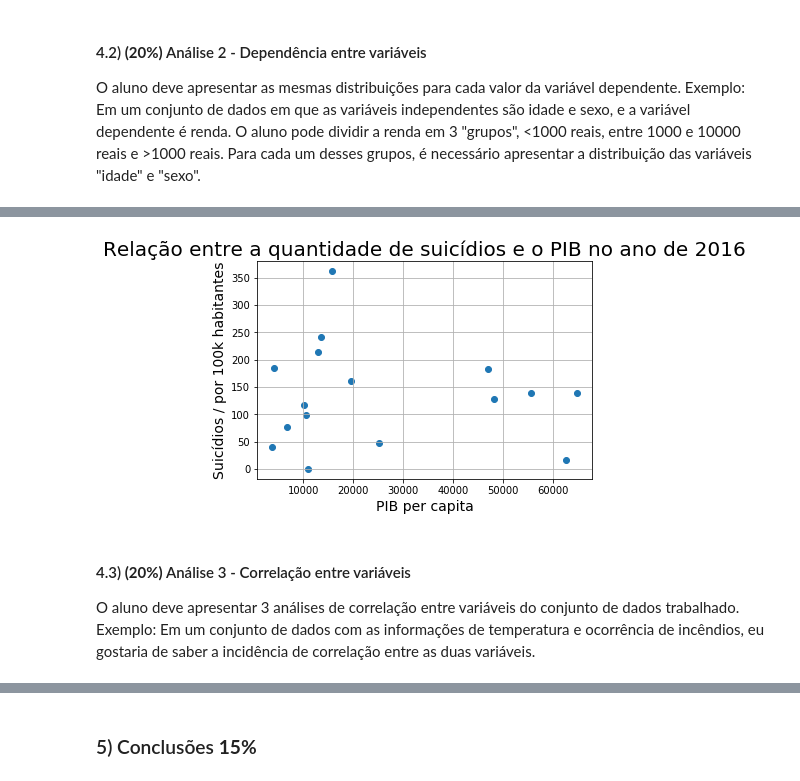
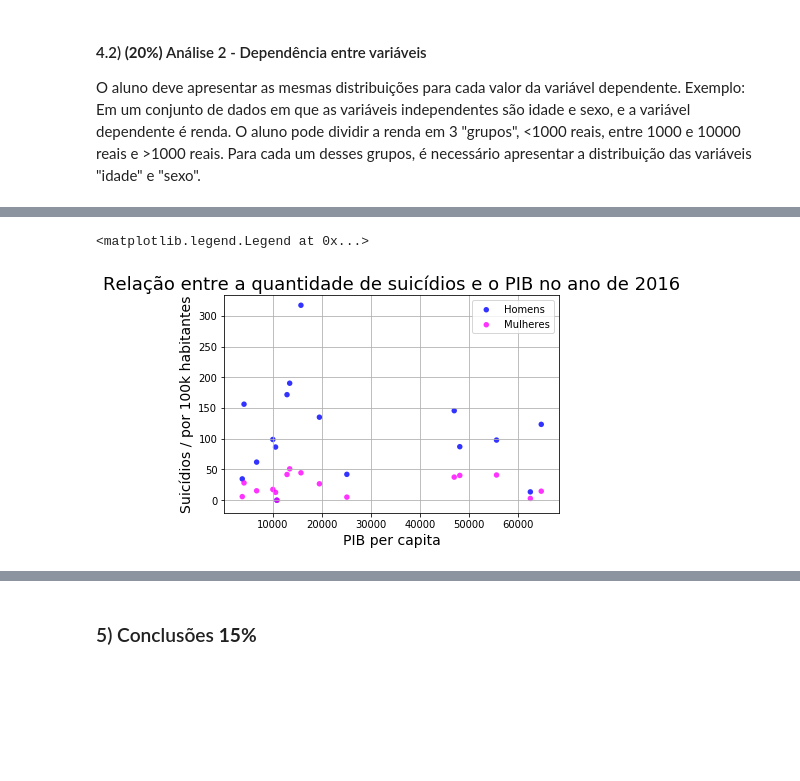
Before and after one commit to kessiavg/pos, a Jupyter notebook: projeto_1.ipynb, the cells around one changed output, grey strips where cells are left out. Cells and saved outputs as stored; diff of their text form; code cells hidden in the pictures; blank space fills up the shorter version.

Commit message:
Inserindo mais uma análise entre variáveis

```diff
--- a/projeto_1.ipynb
+++ b/projeto_1.ipynb
@@ -219,32 +301,40 @@ O aluno deve apresentar as mesmas distribuições para cada valor da variável d
 # %%
-# Implemente sua análise aqui. Use mais blocos se achar que ficará mais organizado.
+# Segundo par de variáveis: Implemente sua análise aqui. Use mais blocos se achar que ficará mais organizado.
 
-# Verificando apenas países que tenham análise no ultimo ano (2016)
-# Vamos verificar se o PIB desse ano foi proporcional à quantidade de suicídios no país
+# Nessa análise, pegamos apenas os países que foram coletados dados para o ano de 2016
+# O objetivo é verificar se existe relação entre o PIB per capita e a quantidade de suicidios,
+# ou seja, se os paises mais pobres cometem mais suicidios ou não
 
-df_2016 = df[df['year'] == 2016]
 
-countries = df_2016['country'].unique()
-
-totais_taxa = []
+totais_male = []
+totais_female = []
 
 for x in countries:
-    totais_taxa.append(sum(df_2016[df_2016['country'] == x].suicides_per_100k))
+    df_current_country = df_2016[df_2016['country'] == x]
 
-gdps = df_2016['gdp_per_capita'].unique()
+    totais_male.append(sum(df_current_country[df_current_country['sex']==0].suicides_per_100k))
+    totais_female.append(sum(df_current_country[df_current_country['sex']==1].suicides_per_100k))
+
+pib = df_2016['gdp_per_capita'].unique()
+
+cores = ("blue", "magenta")
+sexo = ("Homens", "Mulheres")
 
 x = gdps # pib dos países
-y = totais_taxa # taxa de suicidio dos países
 
-# plot grafico de dispersao
-plt.scatter(x, y)
+# Create plot
+fig = plt.figure()
+ax = fig.add_subplot(1, 1, 1)
+
+for data, color, group in zip((totais_male, totais_female), cores, sexo):
+    y = data
+    ax.scatter(x, y, alpha=0.8, c=color, edgecolors='none', s=30, label=group)
+
 plt.xlabel('PIB per capita', fontsize=14)
 plt.ylabel('Suicídios / por 100k habitantes', fontsize=14)
-plt.title('Relação entre a quantidade de suicídios e o PIB no ano de 2016', fontsize=20)
+plt.title('Relação entre a quantidade de suicídios e o PIB no ano de 2016', fontsize=18)
 plt.grid(True)
+plt.legend(loc=1)
 # %% [output]
+<matplotlib.legend.Legend at 0x...>
-[figure, old version]
+[figure, new version]
-# %% [markdown]
-#### 4.3) **(20%)** Análise 3 - Correlação entre variáveis
-
-O aluno deve apresentar 3 análises de correlação entre variáveis do conjunto de dados trabalhado. Exemplo: Em um conjunto de dados com as informações de temperatura e ocorrência de incêndios, eu gostaria de saber a incidência de correlação entre as duas variáveis.
```
Also changed, not shown: parts of 9 cells of this notebook.
